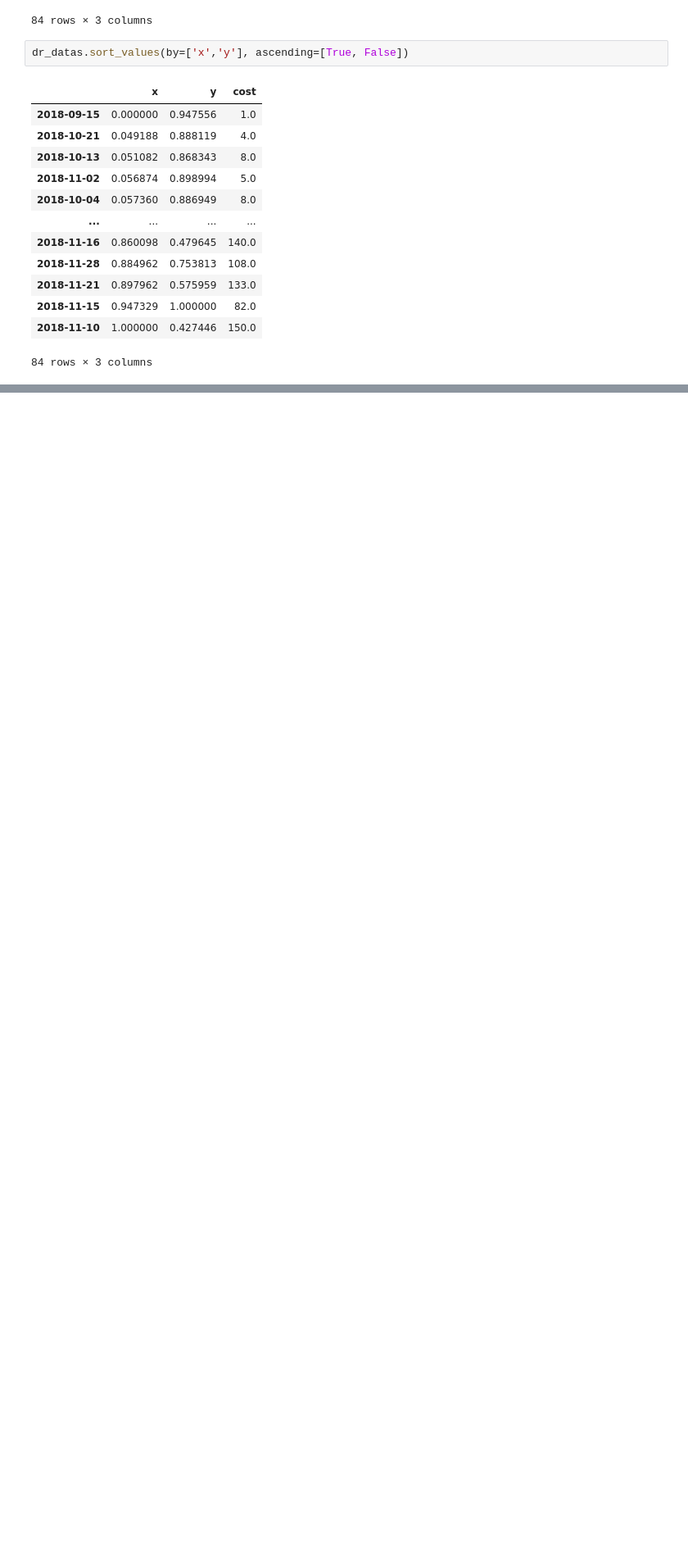
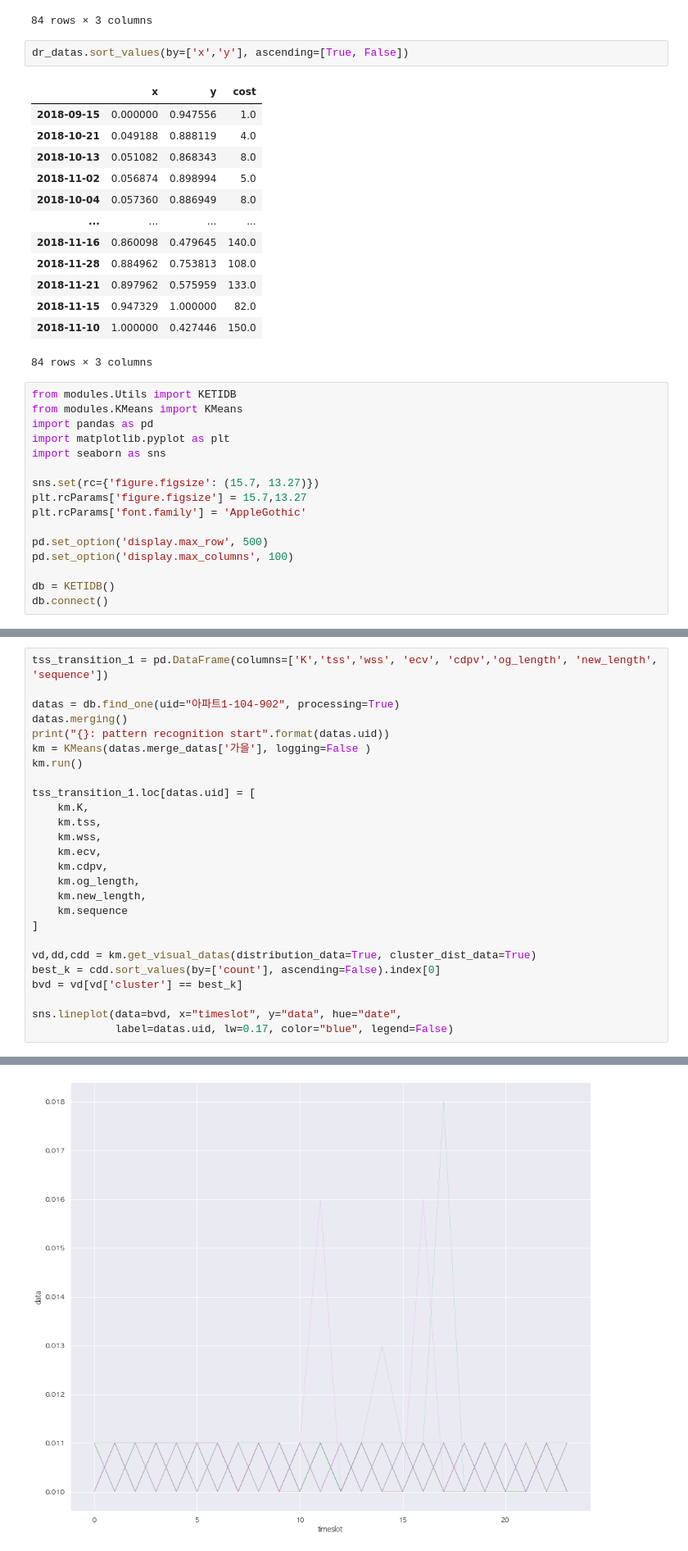
Before and after one commit to formegusto/kmeans-for-timeseries, a Jupyter notebook: UtilsTest.ipynb, the cells around one changed output, grey strips where cells are left out. Shown at 82% size. Cells and saved outputs as stored; diff of their text form; blank space fills up the shorter version.

```diff
--- a/UtilsTest.ipynb
+++ b/UtilsTest.ipynb
@@ -424,3 +424,19 @@ dr_datas.sort_values(by=['x','y'], ascending=[True, False])
 | 2018-11-15 | 0.947329 | 1.000000 | 82.0 |
 | 2018-11-10 | 1.000000 | 0.427446 | 150.0 |
 84 rows × 3 columns
+# %%
+from modules.Utils import KETIDB
+from modules.KMeans import KMeans
+import pandas as pd
+import matplotlib.pyplot as plt
+import seaborn as sns
+
+sns.set(rc={'figure.figsize': (15.7, 13.27)})
+plt.rcParams['figure.figsize'] = 15.7,13.27
+plt.rcParams['font.family'] = 'AppleGothic'
+
+pd.set_option('display.max_row', 500)
+pd.set_option('display.max_columns', 100)
+
+db = KETIDB()
+db.connect()
@@ -426,0 +446,27 @@ dr_datas.sort_values(by=['x','y'], ascending=[True, False])
+# %%
+tss_transition_1 = pd.DataFrame(columns=['K','tss','wss', 'ecv', 'cdpv','og_length', 'new_length', 'sequence'])
+
+datas = db.find_one(uid="아파트1-104-902", processing=True)
+datas.merging()
+print("{}: pattern recognition start".format(datas.uid))
+km = KMeans(datas.merge_datas['가을'], logging=False )
+km.run()
+
+tss_transition_1.loc[datas.uid] = [
+    km.K,
+    km.tss,
+    km.wss,
+    km.ecv,
+    km.cdpv,
+    km.og_length,
+    km.new_length,
+    km.sequence
+]
+
+vd,dd,cdd = km.get_visual_datas(distribution_data=True, cluster_dist_data=True)
+best_k = cdd.sort_values(by=['count'], ascending=False).index[0]
+bvd = vd[vd['cluster'] == best_k]
+
+sns.lineplot(data=bvd, x="timeslot", y="data", hue="date",
+             label=datas.uid, lw=0.17, color="blue", legend=False)
+# %% [output]
@@ -426,0 +484 @@ dr_datas.sort_values(by=['x','y'], ascending=[True, False])
+[figure, added]
```
Also changed, not shown: parts of 3 cells of this notebook, 2 other files.
